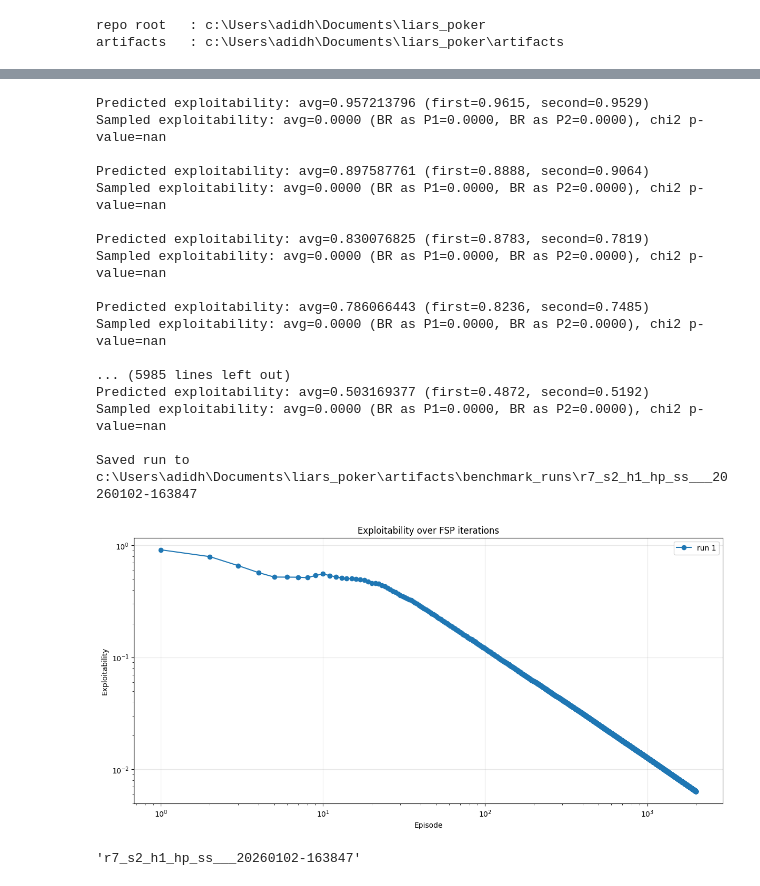
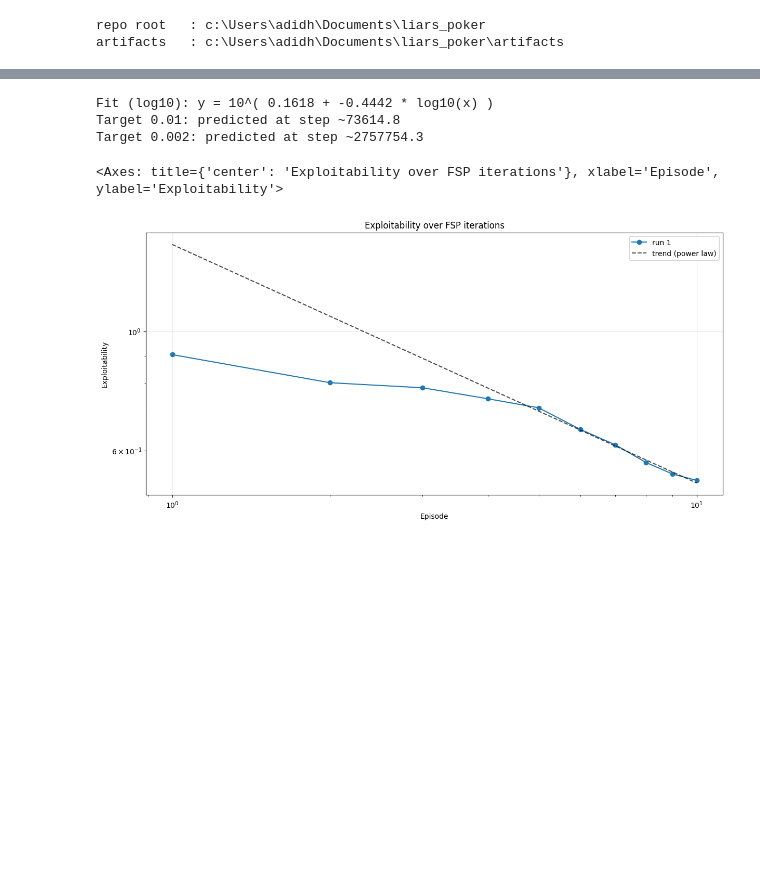
Before and after one commit to ImAdityaGupta/liars_poker, a Jupyter notebook: notebooks/dec_2025/benchmark_small_spec_policies.ipynb, the cells around one changed output, grey strips where cells are left out. Saved outputs shown, nothing was run; the diff lists cells and outputs as text; code cells hidden in the pictures; blank space fills up the shorter version.

```diff
--- a/notebooks/dec_2025/benchmark_small_spec_policies.ipynb
+++ b/notebooks/dec_2025/benchmark_small_spec_policies.ipynb
@@ -116,12 +53,10 @@ Multiplying... (this tests CPU power)
 # %%
-# Will take 11h to finish.
-
 from datetime import datetime
 
 time_right_now_string = datetime.now().strftime("%Y%m%d-%H%M%S")
-spec = all_specs[19]
+spec = all_specs[27]
 
-pol, info = dense_fsp_loop(spec=spec, episodes=100, episodes_test=0)
+pol, info = dense_fsp_loop(spec=spec, episodes=10, episodes_test=0)
 plot_exploitability_series(info)
 
 
@@ -151,39 +65,0 @@ Sampled exploitability: avg=0.0000 (BR as P1=0.0000, BR as P2=0.0000), chi2 p-va
-# %%
-# ready
-
-from datetime import datetime
-
-time_right_now_string = datetime.now().strftime("%Y%m%d-%H%M%S")
-spec = all_specs[25]
-
-pol, info = dense_fsp_loop(spec=spec, episodes=2000, episodes_test=0, efficient=True)
-plot_exploitability_series(info)
-
-# info['exploitability_series'][99]
-
-short_form = spec.to_short_str() + '___'
-short_form += time_right_now_string
-save_fsp_run(run_id=short_form, policy=pol, info=info, spec=spec)
-# %% [output]
-Predicted exploitability: avg=0.957213796 (first=0.9615, second=0.9529)
-Sampled exploitability: avg=0.0000 (BR as P1=0.0000, BR as P2=0.0000), chi2 p-value=nan
-
-Predicted exploitability: avg=0.897587761 (first=0.8888, second=0.9064)
-Sampled exploitability: avg=0.0000 (BR as P1=0.0000, BR as P2=0.0000), chi2 p-value=nan
-
-Predicted exploitability: avg=0.830076825 (first=0.8783, second=0.7819)
-Sampled exploitability: avg=0.0000 (BR as P1=0.0000, BR as P2=0.0000), chi2 p-value=nan
-
-Predicted exploitability: avg=0.786066443 (first=0.8236, second=0.7485)
-Sampled exploitability: avg=0.0000 (BR as P1=0.0000, BR as P2=0.0000), chi2 p-value=nan
-
-... (5985 lines left out)
-Predicted exploitability: avg=0.503169377 (first=0.4872, second=0.5192)
-Sampled exploitability: avg=0.0000 (BR as P1=0.0000, BR as P2=0.0000), chi2 p-value=nan
-
-Saved run to c:\Users\adidh\Documents\liars_poker\artifacts\benchmark_runs\r7_s2_h1_hp_ss___20260102-163847
-[figure, removed]
-# %%
-short_form
-# %% [output]
-'r7_s2_h1_hp_ss___20260102-163847'
@@ -189,0 +126,8 @@ short_form
+# %%
+plot_with_trend(info)
+# %% [output]
+Fit (log10): y = 10^( 0.1618 + -0.4442 * log10(x) )
+Target 0.01: predicted at step ~73614.8
+Target 0.002: predicted at step ~2757754.3
+<Axes: title={'center': 'Exploitability over FSP iterations'}, xlabel='Episode', ylabel='Exploitability'>
+[figure, added]
```
Also changed, not shown: parts of 5 cells of this notebook, 10 other files.
